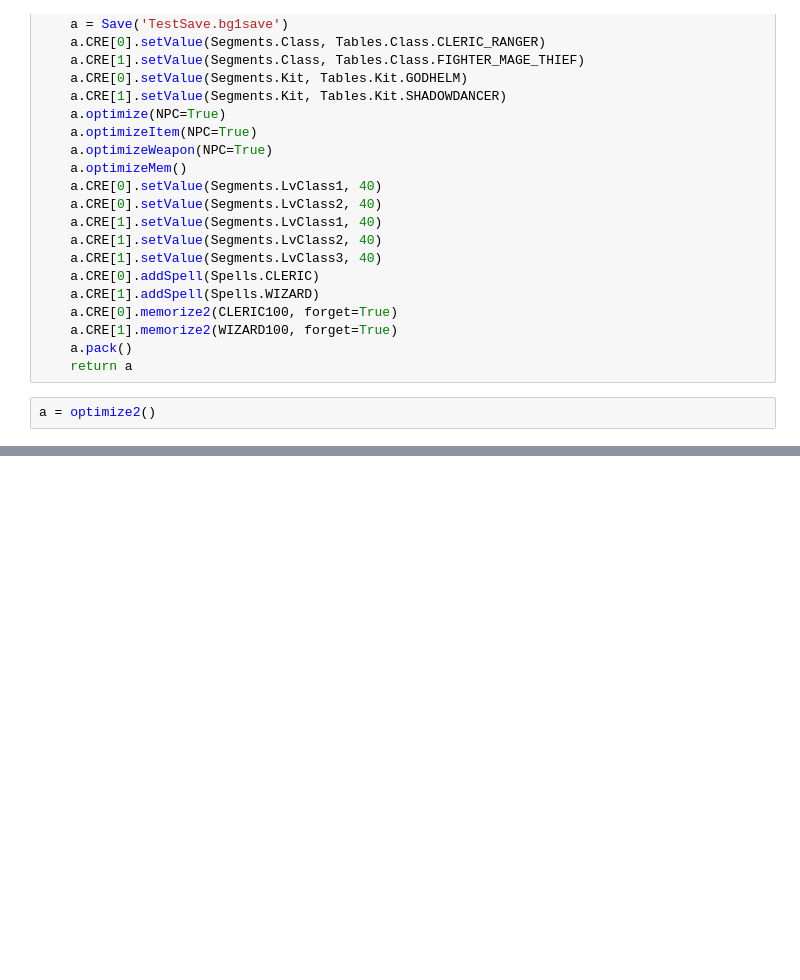
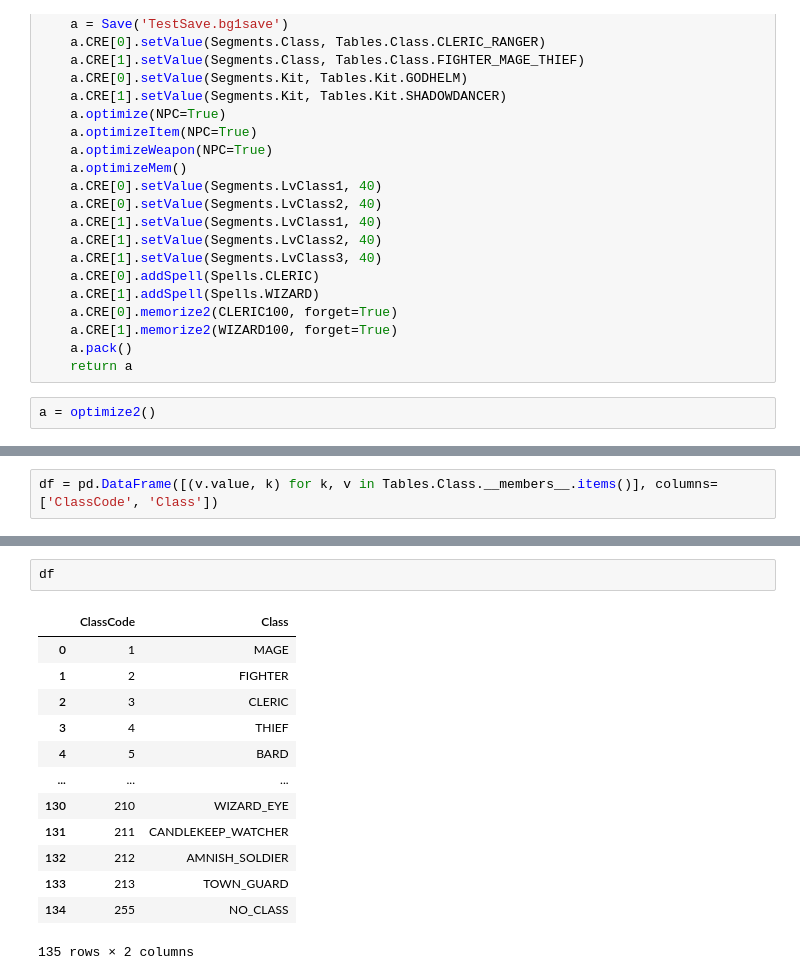
Before and after one commit to yzhcareer/BaldurGate-Save, a Jupyter notebook: Old/CharEditor v2.0.ipynb, the cells around one changed output, grey strips where cells are left out. Saved outputs shown, nothing was run; the diff lists cells and outputs as text; blank space fills up the shorter version.

```diff
--- a/Old/CharEditor v2.0.ipynb
+++ b/Old/CharEditor v2.0.ipynb
@@ -1762 +1743,3 @@ df.to_csv('ItemTable.csv')
+# %%
+df = pd.DataFrame([(v.value, k) for k, v in Tables.Class.__members__.items()], columns=['ClassCode', 'Class'])
 # %%
@@ -1778,0 +1747,16 @@ a = Save('/Users/CIDER/工作/Python程序/游戏/博德之门/New/saves/origina
+# %%
+df
+# %% [output]
+|  | ClassCode | Class |
+| 0 | 1 | MAGE |
+| 1 | 2 | FIGHTER |
+| 2 | 3 | CLERIC |
+| 3 | 4 | THIEF |
+| 4 | 5 | BARD |
+| ... | ... | ... |
+| 130 | 210 | WIZARD_EYE |
+| 131 | 211 | CANDLEKEEP_WATCHER |
+| 132 | 212 | AMNISH_SOLDIER |
+| 133 | 213 | TOWN_GUARD |
+| 134 | 255 | NO_CLASS |
+135 rows × 2 columns
```
Also changed, not shown: parts of 5 cells of this notebook, 12 other files.
